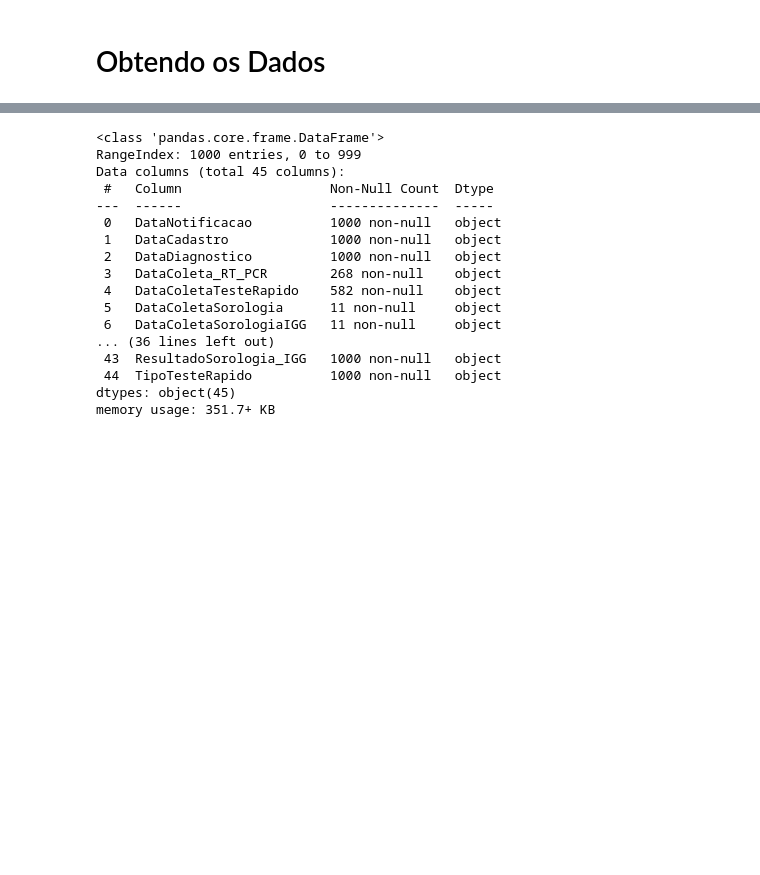
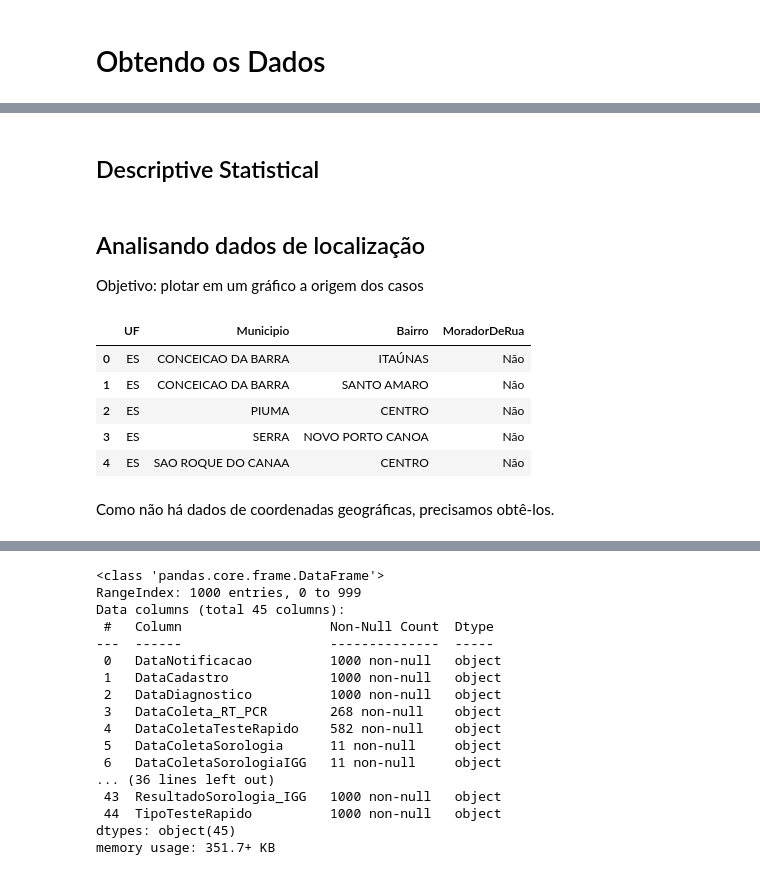
Before and after one commit to uallasleles/VUPS-MentoriaDSA2021, a Jupyter notebook: Exploratory-Data-Analysis.ipynb, the cells around one changed output, grey strips where cells are left out. Drawn from its saved outputs; the diff is of its cells as text; code cells hidden in the pictures; blank space fills up the shorter version.

```diff
--- a/Exploratory-Data-Analysis.ipynb
+++ b/Exploratory-Data-Analysis.ipynb
@@ -12,0 +21,5 @@ df = vups.get_data(nrows=10000)
+# %%
+df = vups.datasets.microdados()
+df['UF'] = 'ES'
+df['UF_MUN'] = df[['Municipio', 'UF']].agg(', '.join, axis=1)
+df
@@ -12,0 +81,16 @@ df = vups.get_data(nrows=10000)
+# %% [markdown]
+## Descriptive Statistical
+# %% [markdown]
+## Analisando dados de localização
+Objetivo: plotar em um gráfico a origem dos casos
+# %%
+df[['UF', 'Municipio', 'Bairro', 'MoradorDeRua']].head()
+# %% [output]
+|  | UF | Municipio | Bairro | MoradorDeRua |
+| 0 | ES | CONCEICAO DA BARRA | ITAÚNAS | Não |
+| 1 | ES | CONCEICAO DA BARRA | SANTO AMARO | Não |
+| 2 | ES | PIUMA | CENTRO | Não |
+| 3 | ES | SERRA | NOVO PORTO CANOA | Não |
+| 4 | ES | SAO ROQUE DO CANAA | CENTRO | Não |
+# %% [markdown]
+Como não há dados de coordenadas geográficas, precisamos obtê-los.
```
Also changed, not shown: parts of 67 cells of this notebook, 12 other files.
